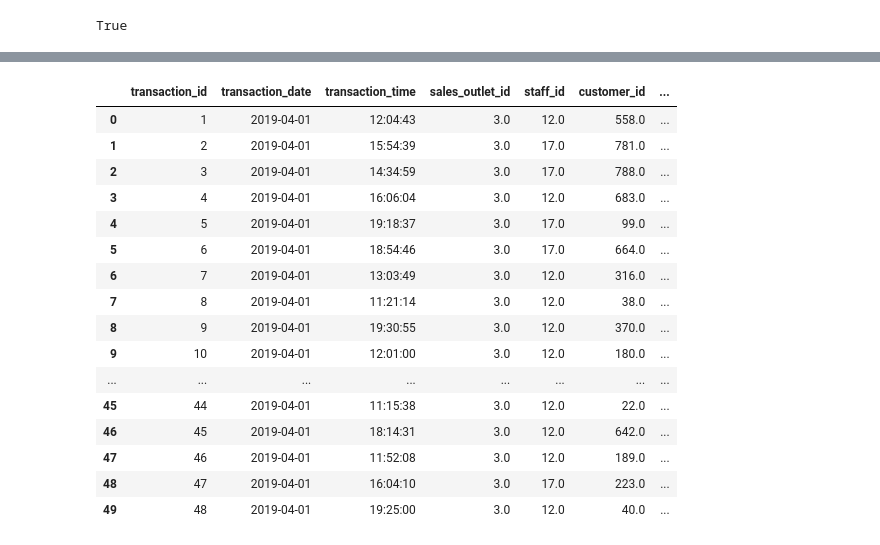
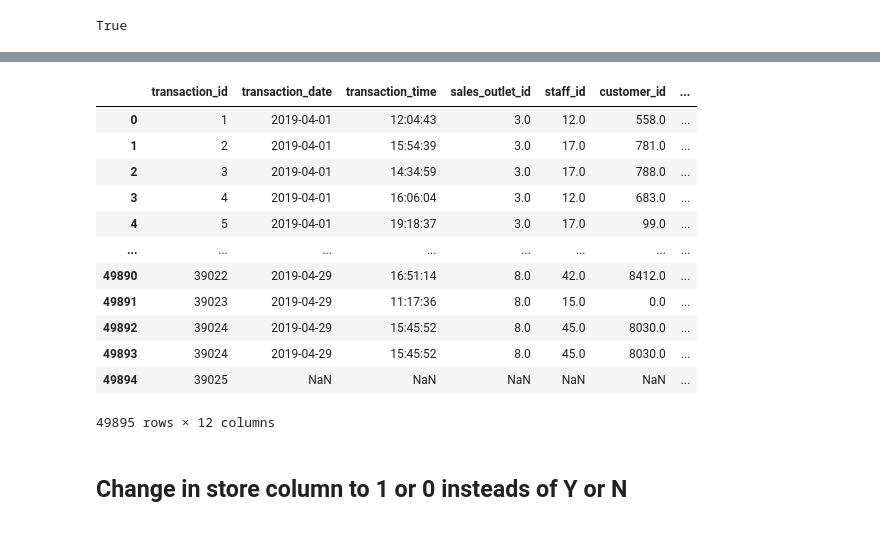
Before and after one commit to coffee-shop-analysis/coffee_project, a Jupyter notebook: wrangle_j.ipynb, the cells around one changed output, grey strips where cells are left out. Cells and saved outputs as stored; diff of their text form; code cells hidden in the pictures.

Commit message:
clean sales df

```diff
--- a/wrangle_j.ipynb
+++ b/wrangle_j.ipynb
@@ -116,20 +120,22 @@ True
+# %%
+df.drop(columns=['line_item_id', 'order'], inplace=True)
+# %%
+df
+# %% [output]
+|  | transaction_id | transaction_date | transaction_time | sales_outlet_id | staff_id | customer_id | ... |
+| 0 | 1 | 2019-04-01 | 12:04:43 | 3.0 | 12.0 | 558.0 | ... |
+| 1 | 2 | 2019-04-01 | 15:54:39 | 3.0 | 17.0 | 781.0 | ... |
+| 2 | 3 | 2019-04-01 | 14:34:59 | 3.0 | 17.0 | 788.0 | ... |
+| 3 | 4 | 2019-04-01 | 16:06:04 | 3.0 | 12.0 | 683.0 | ... |
+| 4 | 5 | 2019-04-01 | 19:18:37 | 3.0 | 17.0 | 99.0 | ... |
+| ... | ... | ... | ... | ... | ... | ... | ... |
+| 49890 | 39022 | 2019-04-29 | 16:51:14 | 8.0 | 42.0 | 8412.0 | ... |
+| 49891 | 39023 | 2019-04-29 | 11:17:36 | 8.0 | 15.0 | 0.0 | ... |
+| 49892 | 39024 | 2019-04-29 | 15:45:52 | 8.0 | 45.0 | 8030.0 | ... |
+| 49893 | 39024 | 2019-04-29 | 15:45:52 | 8.0 | 45.0 | 8030.0 | ... |
+| 49894 | 39025 | NaN | NaN | NaN | NaN | NaN | ... |
+49895 rows × 12 columns
+# %% [markdown]
+## Change in store column to 1 or 0 insteads of Y or N
 # %%
-df.head(50)
+df['instore_yn'] = df['instore_yn'].replace({'Y': 1, 'N': 0})
-# %% [output]
-|  | transaction_id | transaction_date | transaction_time | sales_outlet_id | staff_id | customer_id | ... |
-| 0 | 1 | 2019-04-01 | 12:04:43 | 3.0 | 12.0 | 558.0 | ... |
-| 1 | 2 | 2019-04-01 | 15:54:39 | 3.0 | 17.0 | 781.0 | ... |
-| 2 | 3 | 2019-04-01 | 14:34:59 | 3.0 | 17.0 | 788.0 | ... |
-| 3 | 4 | 2019-04-01 | 16:06:04 | 3.0 | 12.0 | 683.0 | ... |
-| 4 | 5 | 2019-04-01 | 19:18:37 | 3.0 | 17.0 | 99.0 | ... |
-| 5 | 6 | 2019-04-01 | 18:54:46 | 3.0 | 17.0 | 664.0 | ... |
-| 6 | 7 | 2019-04-01 | 13:03:49 | 3.0 | 12.0 | 316.0 | ... |
-| 7 | 8 | 2019-04-01 | 11:21:14 | 3.0 | 12.0 | 38.0 | ... |
-| 8 | 9 | 2019-04-01 | 19:30:55 | 3.0 | 12.0 | 370.0 | ... |
-| 9 | 10 | 2019-04-01 | 12:01:00 | 3.0 | 12.0 | 180.0 | ... |
-| ... | ... | ... | ... | ... | ... | ... | ... |
-| 45 | 44 | 2019-04-01 | 11:15:38 | 3.0 | 12.0 | 22.0 | ... |
-| 46 | 45 | 2019-04-01 | 18:14:31 | 3.0 | 12.0 | 642.0 | ... |
-| 47 | 46 | 2019-04-01 | 11:52:08 | 3.0 | 12.0 | 189.0 | ... |
-| 48 | 47 | 2019-04-01 | 16:04:10 | 3.0 | 17.0 | 223.0 | ... |
-| 49 | 48 | 2019-04-01 | 19:25:00 | 3.0 | 12.0 | 40.0 | ... |
```
Also changed, not shown: parts of 17 cells of this notebook.
